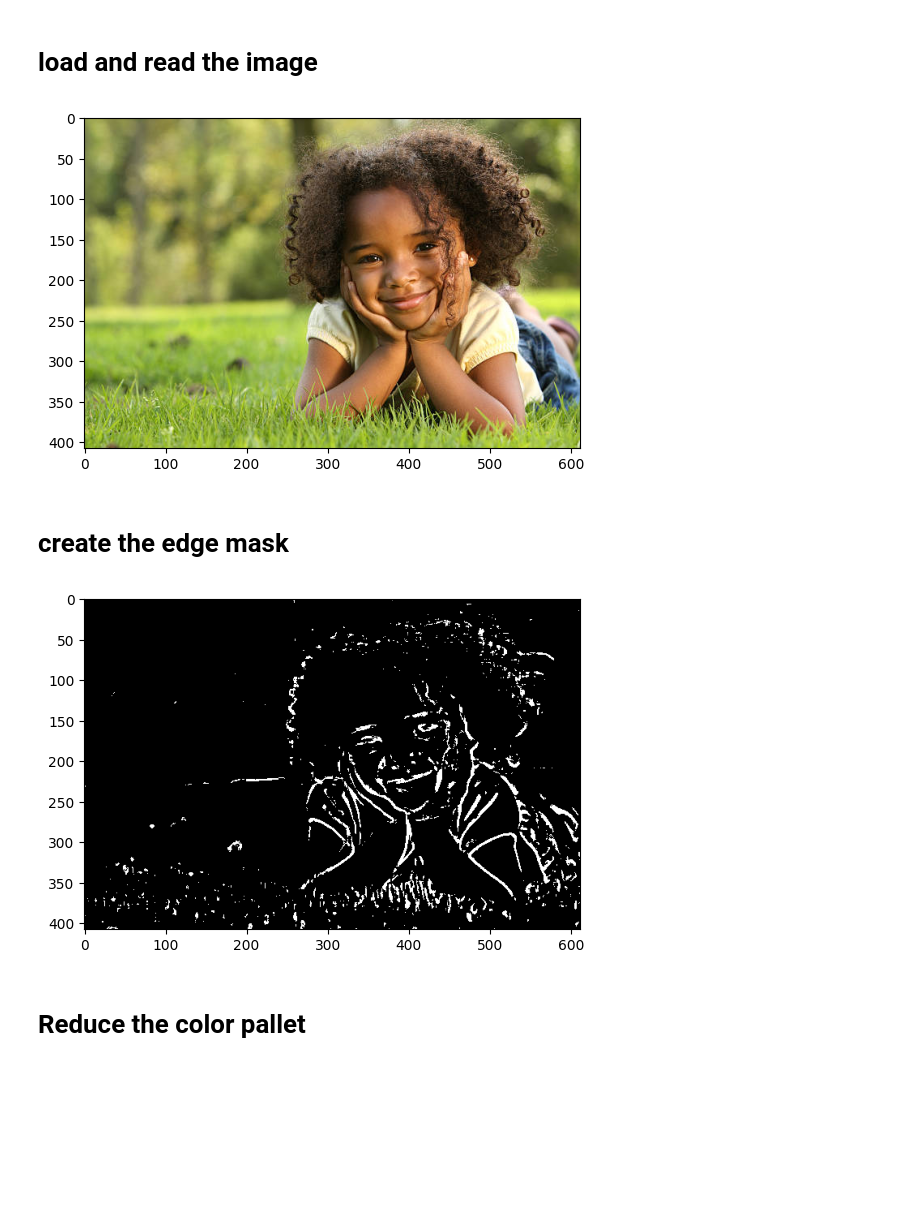
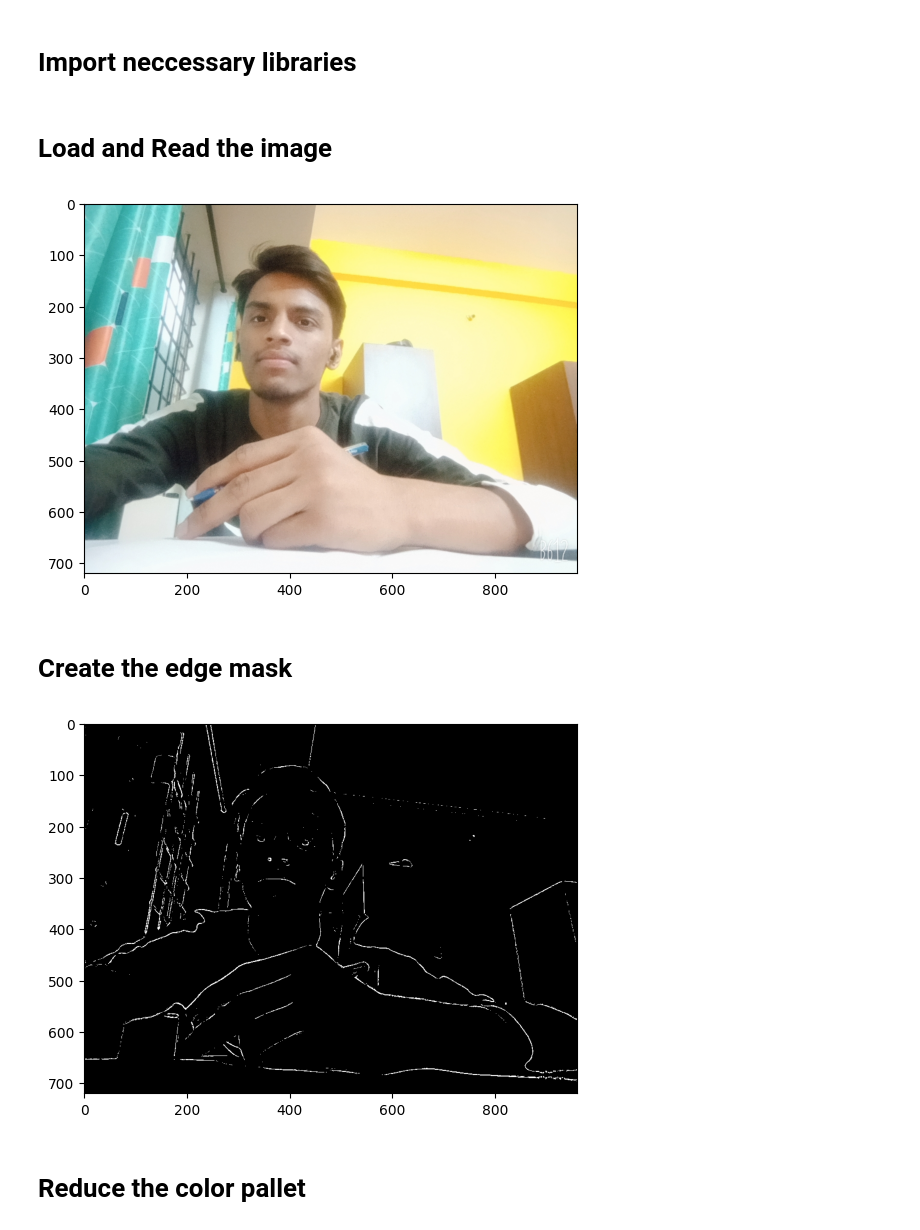
Before and after one commit to Adarsh-Raj04/Mooncraft_Avatar_Project, a Jupyter notebook: project.ipynb, the cells around one changed output. Cells and saved outputs as stored; diff of their text form; code cells hidden in the pictures; blank space fills up the shorter version.

```diff
--- a/project.ipynb
+++ b/project.ipynb
@@ -1,9 +1,11 @@
+# %% [markdown]
+# Import neccessary libraries
 # %%
 import cv2
 import numpy as np
 import matplotlib.pyplot as plt
 # %% [markdown]
-# load and read the image
+# Load and Read the image
 # %%
 def read_file(filename):
     img = cv2.imread(filename)
@@ -12,14 +14,14 @@ def read_file(filename):
     plt.show()
     return img
 # %%
-filename = "./input.jpg"
+filename = "./B612_20210304_232646_975.jpg" # filepath
 img = read_file(filename)
 
 org_img = np.copy(img)
 # %% [output]
-[figure, old version]
+[figure, new version]
 # %% [markdown]
-# create the edge mask
+# Create the edge mask
 # %%
 def edge_mask(img,line_size,blur_value):
 
@@ -34,12 +36,12 @@ def edge_mask(img,line_size,blur_value):
 
     return edge
 # %%
-edges= edge_mask(img,7,7)
+edges= edge_mask(img,5,7)
 
 plt.imshow(edges,cmap="binary")
 plt.show()
 # %% [output]
-[figure, old version]
+[figure, new version]
 # %% [markdown]
 # Reduce the color pallet
 # %%
```
Also changed, not shown: parts of 6 cells of this notebook.
